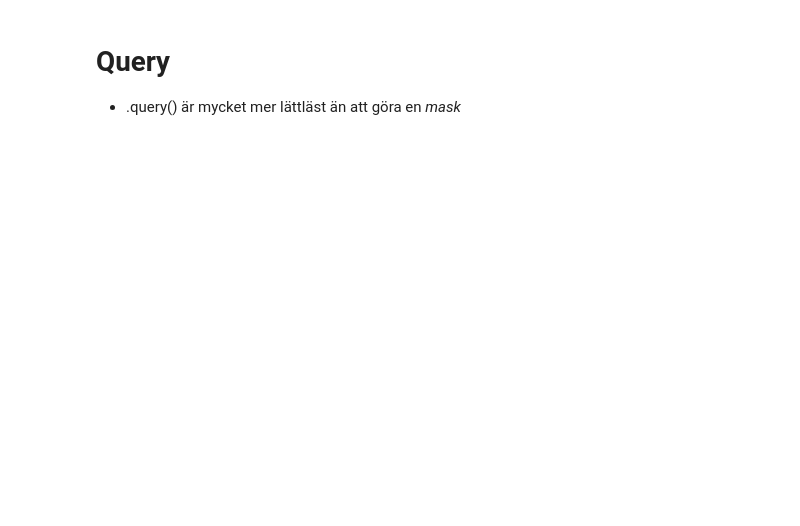
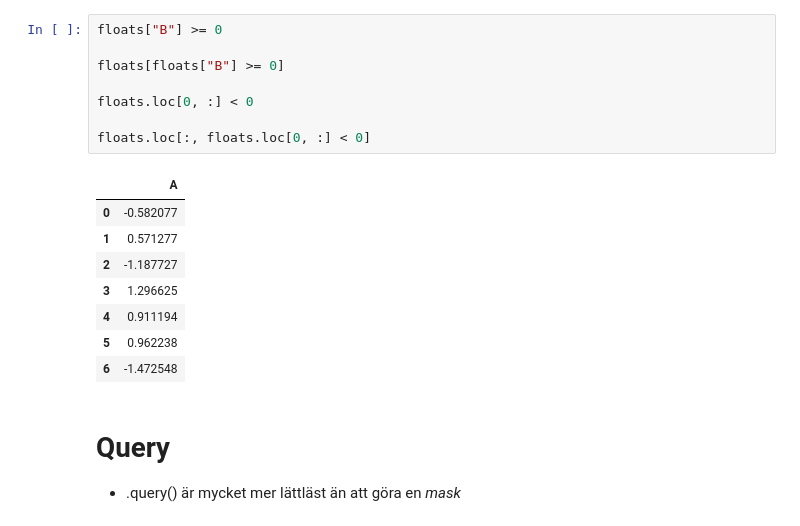
Before and after one commit to nabil0n/Databehandling-AI23-Isak-Andersson, a Jupyter notebook: Genomgångar/06_Query.ipynb, the cells around one changed output. Cells and saved outputs as stored; diff of their text form; blank space fills up the shorter version.

```diff
--- a/Genomgångar/06_Query.ipynb
+++ b/Genomgångar/06_Query.ipynb
@@ -1,3 +19,20 @@
+# %%
+floats["B"] >= 0
+
+floats[floats["B"] >= 0]
+
+floats.loc[0, :] < 0
+
+floats.loc[:, floats.loc[0, :] < 0]
+# %% [output]
+|  | A |
+| 0 | -0.582077 |
+| 1 | 0.571277 |
+| 2 | -1.187727 |
+| 3 | 1.296625 |
+| 4 | 0.911194 |
+| 5 | 0.962238 |
+| 6 | -1.472548 |
 # %% [markdown]
 # Query
 
```
Also changed, not shown: parts of 4 cells of this notebook, 1 other file.
